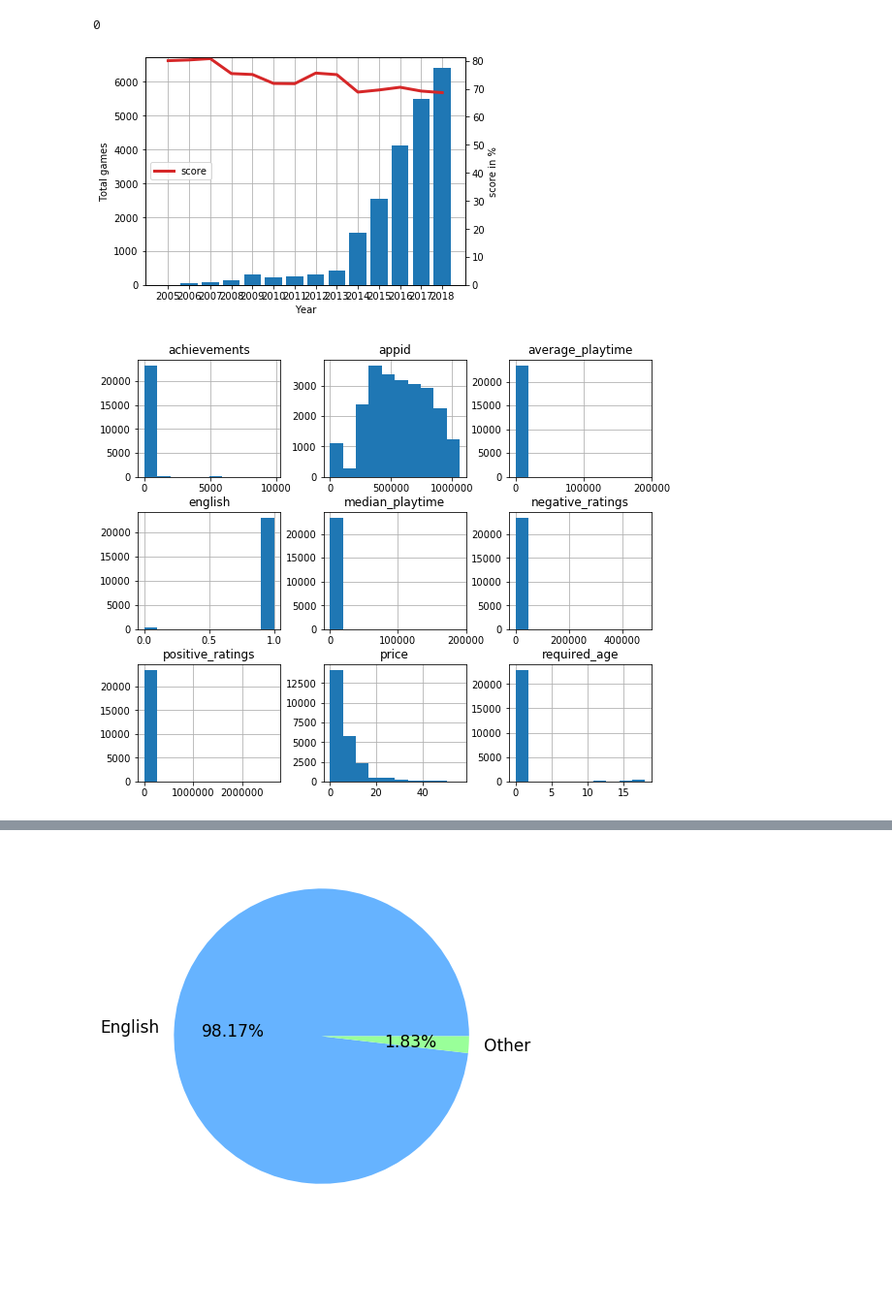
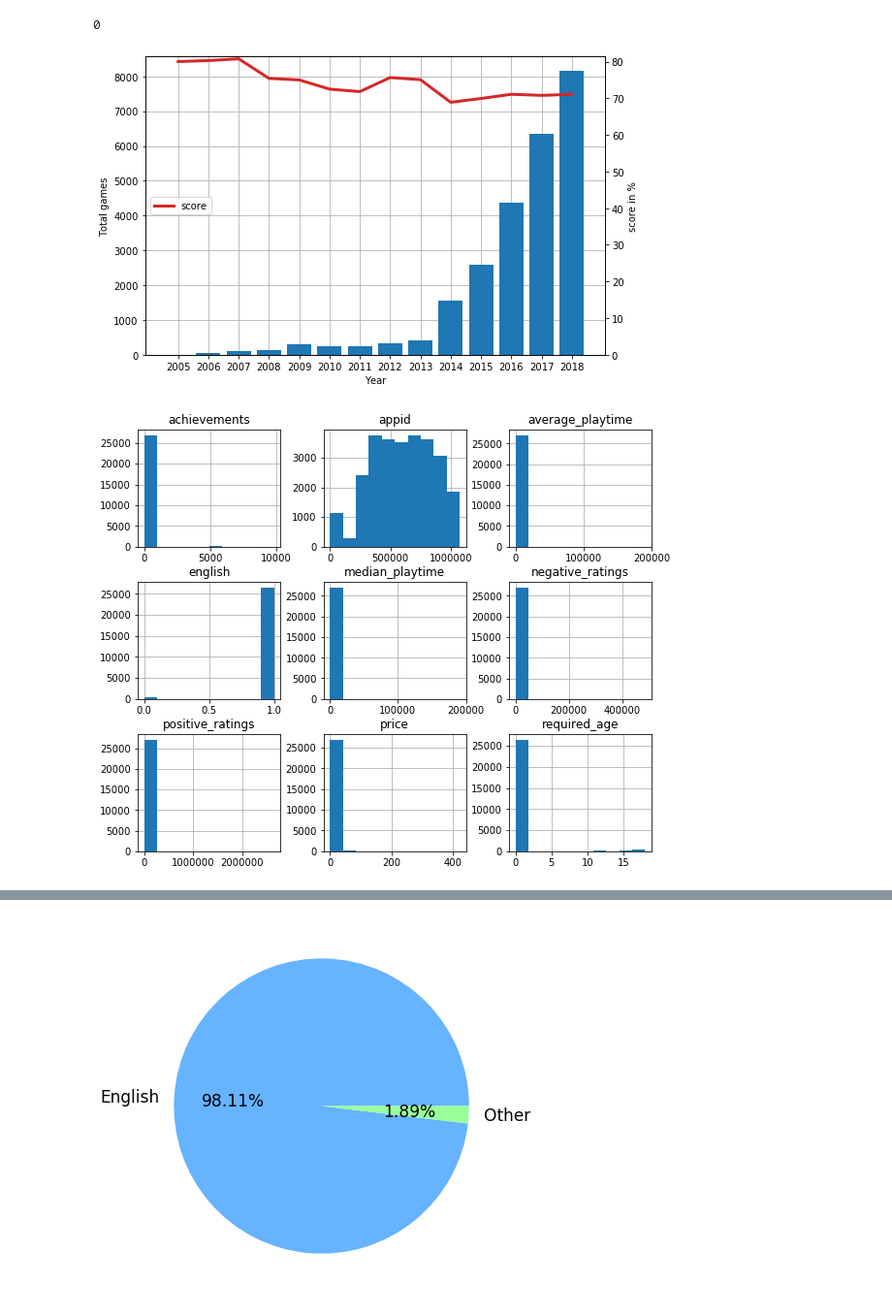
Before and after one commit to sekian/DAKD-Steam-Store-Games, a Jupyter notebook: Steam Store Analysis.ipynb, the cells around one changed output, grey strips where cells are left out. Shown at 97% size. Cells and saved outputs as stored; diff of their text form; code cells hidden in the pictures; blank space fills up the shorter version.

```diff
--- a/Steam Store Analysis.ipynb
+++ b/Steam Store Analysis.ipynb
@@ -53,11 +53,11 @@ df.head()
 df.loc[:,'owners'] = df.loc[:,'owners'].str.split('-', expand=True).iloc[:,1]
 df['owners'] = df['owners'].astype(int)
 
-df = df[(df.positive_ratings > 0) & (df.negative_ratings > 0)]
+#df = df[(df.positive_ratings > 0) & (df.negative_ratings > 0)]
 #df = df[(df.positive_ratings > 100) | (df.negative_ratings > 100)]
 #df['owners'].value_counts().sort_values(axis=0)
 #df = df[(df.owners > 20000)]
-df = df[df.price <= 60]
+#df = df[df.price <= 60]
 
 df['total_ratings'] = df['positive_ratings'] + (df['negative_ratings'])
 df['score'] = df['positive_ratings'] / df['total_ratings']
@@ -68,34 +68,35 @@ df.isnull().any().sum()
 # %% [output]
 0
 # %%
+matplotlib.rcParams.update({'figure.figsize': (8, 5)})
 fig, ax1 = plt.subplots()
 yearly = df.groupby(df.release_year).agg('count').appid
 ratings = df.groupby(df.release_year)['score'].mean()
 min_year = 2005
 max_year = 2018
-#plt.figure(figsize=(8,8))
 yearly = yearly[(yearly.index >= min_year) & (yearly.index <= max_year)]
 ratings = ratings[(ratings.index >= min_year) & (ratings.index <= max_year)]
 #plt.title(f'Number of games released in {min_year}-{max_year} years')
 ax1.set_xlabel('Year')
 ax1.set_ylabel('Total games')
 ax1.set_xticks(yearly.index)
 #plt.yticks(yearly_part)
 ax1.bar(yearly.index, yearly,label='releases')
 ax2 = ax1.twinx()
 ax2.set_zorder(1)
 ax2.patch.set_visible(False)
 ax2.set_ylabel('score in %')
 ax2.plot(ratings.index, ratings, color='tab:red',linewidth=3,label='score')
 ax2.set_yticks(np.arange(0, 0.9, 0.1))
 ax2.set_yticklabels(np.arange(0, 90, 10))
 fig.tight_layout()
 ax2.grid(False)
 ax2.grid(False)
 plt.legend(loc="center left")
 plt.savefig('images/number-games-year.pdf', bbox_inches='tight')
+matplotlib.rcParams.update({'figure.figsize': (6.4, 4.8)})
 # %% [output]
-[figure, old version]
+[figure, new version]
 # %%
 #df.loc[:, df.columns != 'release_year'].hist(figsize=(9.5,8), bins=10)
 #df.hist(figsize=(9.5,8), bins=10)
@@ -104,7 +105,7 @@ cols = ['appid', 'achievements', 'english', 'average_playtime', 'median_playtime
 df[cols].hist(figsize=(9.5,8), bins=10)
 plt.savefig('images/hist.pdf', bbox_inches='tight')
 # %% [output]
-[figure, old version]
+[figure, new version]
 # %%
 df[cols].boxplot(rot=60)
 plt.savefig('images/boxplot.pdf', bbox_inches='tight')
```
Also changed, not shown: parts of 43 cells of this notebook, 50 other files.
